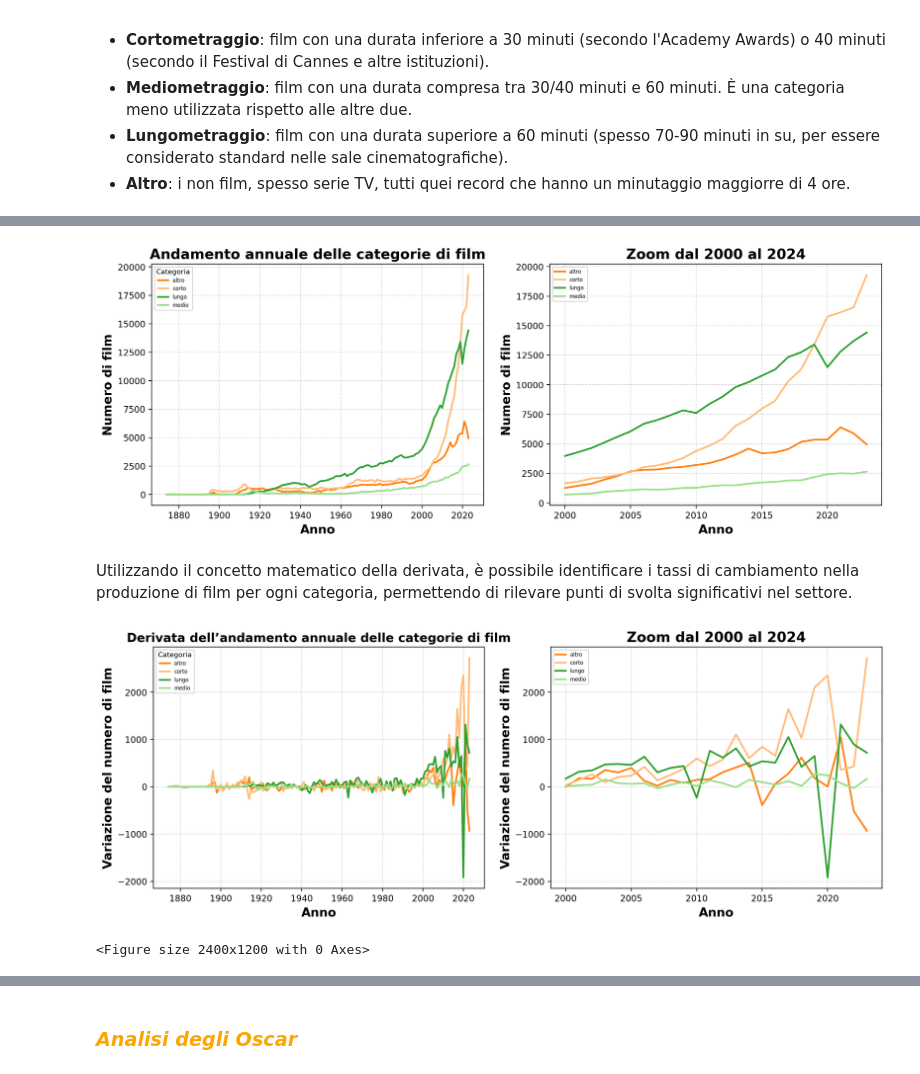
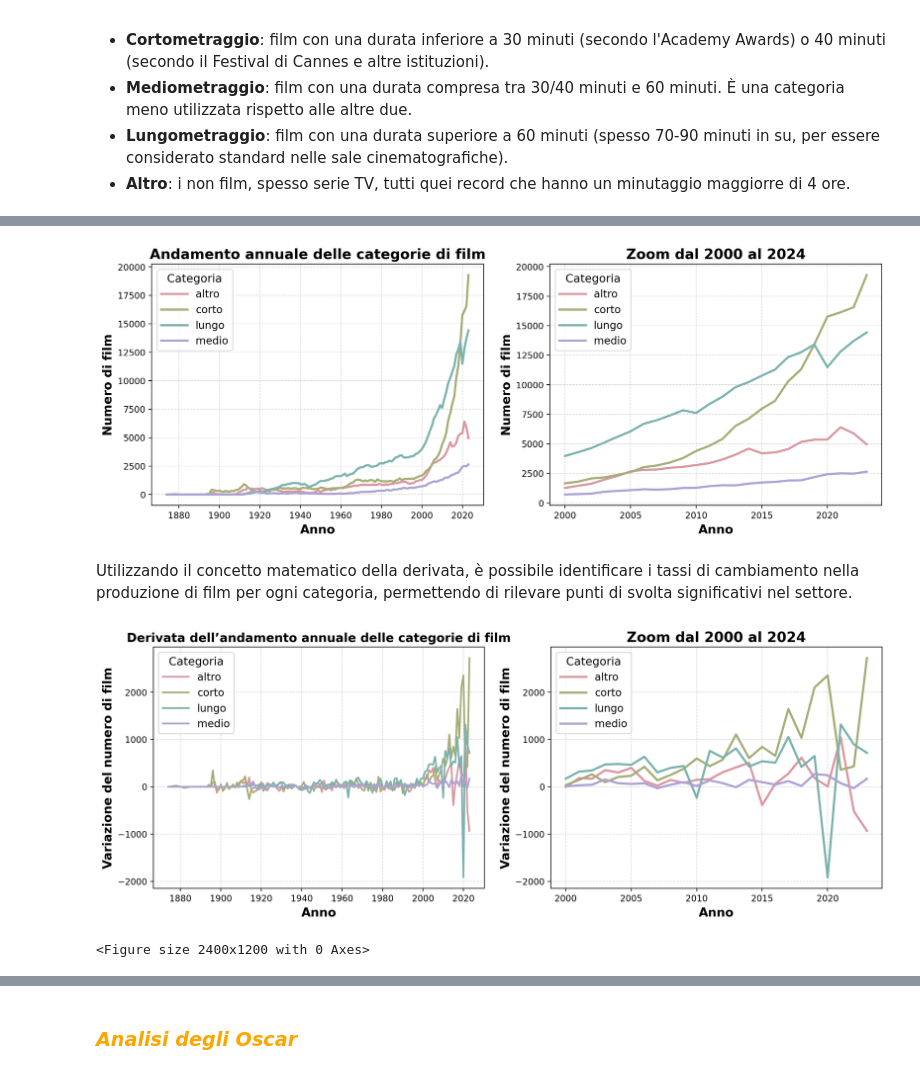
Before and after one commit to Ela17/IUM-TWEB-progetto, a Jupyter notebook: solution/ium-data-analysis/data_analysis.ipynb, the cells around one changed output, grey strips where cells are left out. Saved outputs shown, nothing was run; the diff lists cells and outputs as text; code cells hidden in the pictures.

```diff
--- a/solution/ium-data-analysis/data_analysis.ipynb
+++ b/solution/ium-data-analysis/data_analysis.ipynb
@@ -196,12 +154,14 @@ movies 25811
 # %% [markdown]
 Mostriamo tramite un bar chart la percentuale di duplicati trovati per ogni dataframe.
 # %%
+pal = list(get_pastel_palette_light(n=24))
+
 plt.figure(figsize=(10,5))
 for k in df.keys():
     perc =  (len(df[k][df[k]['is_duplicate']==True]) / len(df[k]))*100
-    plt.barh(k, perc, color=palette[0])
+    plt.barh(k, perc, color=pal[0])
     if perc != 0:
-        plt.text(perc +0.03 , k, f'{perc:.2f}%', va='center', ha='left', fontsize=10, fontweight='bold')
+        plt.text(perc + 0.03 , k, f'{perc:.2f}%', va='center', ha='left', fontsize=10, fontweight='bold')
 plt.title('Percentage of duplicates per dataset', fontweight='bold', fontsize=15)
 plt.xlabel('Percentage of duplicates (%)')
 plt.ylabel('Datasets')
@@ -489,61 +383,63 @@ a = df_finale['movies'][df_finale['movies']['movie_year'] < 2024].groupby(['movi
 
 a = a.pivot(index='movie_year', columns='categoria', values='count').fillna(0)
 
+pal = get_pastel_palette_light(n=4)
+
 fig, ax = plt.subplots(1, 2, figsize=(15,5))
 
 for i, categoria in enumerate(a.columns):
-    ax[0].plot(a.index, a[categoria], label=categoria, color=palette[i+2])
+    ax[0].plot(a.index, a[categoria], label=categoria, color=pal[i], linewidth=2.5)
 
 ax[0].set_xlabel('Anno', fontsize=14)
 ax[0].set_ylabel('Numero di film', fontsize=14)
 ax[0].set_title('Andamento annuale delle categorie di film', fontsize=16)
-ax[0].legend(title='Categoria')
+ax[0].legend(title='Categoria', fontsize=12, title_fontsize=13, markerscale=1.5, handlelength=2.5)
 ax[0].grid(True)
 
 
 a_zoom = a.loc[2000:2024]
 for i, categoria in enumerate(a_zoom.columns):
-    ax[1].plot(a_zoom.index, a_zoom[categoria], label=categoria, color=palette[i+2])
+    ax[1].plot(a_zoom.index, a_zoom[categoria], label=categoria, color=pal[i], linewidth=2.5)
 
 ax[1].set_xlabel('Anno', fontsize=14)
 ax[1].set_ylabel('Numero di film', fontsize=14)
 ax[1].set_title('Zoom dal 2000 al 2024', fontsize=16)
-ax[1].legend()
+ax[1].legend(title='Categoria', fontsize=12, title_fontsize=13, markerscale=1.5, handlelength=2.5)
 ax[1].grid(True)
 
 plt.show()
 # %% [output]
-[figure, old version]
+[figure, new version]
 # %% [markdown]
 Utilizzando il concetto matematico della derivata, è possibile identificare i tassi di cambiamento nella produzione di film per ogni categoria, permettendo di rilevare punti di svolta significativi nel settore.
 # %%
 fig, ax = plt.subplots(1, 2, figsize=(15,5))
 
 df_derivative = a.diff().fillna(0)  # Differenza rispetto all'anno precedente
 
 plt.figure(figsize=(12, 6))
 for i, categoria in enumerate(df_derivative.columns):
-    ax[0].plot(df_derivative.index, df_derivative[categoria], label=categoria, color=palette[i+2])
+    ax[0].plot(df_derivative.index, df_derivative[categoria], label=categoria, color=pal[i])
 
 ax[0].set_xlabel('Anno', fontsize=14)
 ax[0].set_ylabel('Variazione del numero di film', fontsize=14)
 ax[0].set_title('Derivata dell’andamento annuale delle categorie di film', fontsize=14)
-ax[0].legend(title='Categoria')
+ax[0].legend(title='Categoria', fontsize=12, title_fontsize=13, markerscale=1.5, handlelength=2.5)
 ax[0].grid(True)
 
 
 derivata_zoom = df_derivative.loc[2000:2024]
 for i, categoria in enumerate(derivata_zoom.columns):
-    ax[1].plot(derivata_zoom.index, derivata_zoom[categoria], label=categoria, color=palette[i+2])
+    ax[1].plot(derivata_zoom.index, derivata_zoom[categoria], label=categoria, color=pal[i], linewidth=2.5)
 
 ax[1].set_xlabel('Anno', fontsize=14)
 ax[1].set_ylabel('Variazione del numero di film', fontsize=14)
 ax[1].set_title('Zoom dal 2000 al 2024', fontsize=16)
-ax[1].legend()
+ax[1].legend(title='Categoria', fontsize=12, title_fontsize=13, markerscale=1.5, handlelength=2.5)
 ax[1].grid(True)
 
 plt.show()
 # %% [output]
-[figure, old version]
+[figure, new version]
 <Figure size 2400x1200 with 0 Axes>
 # %% [markdown]
```
Also changed, not shown: parts of 75 cells of this notebook, 1 other file.
